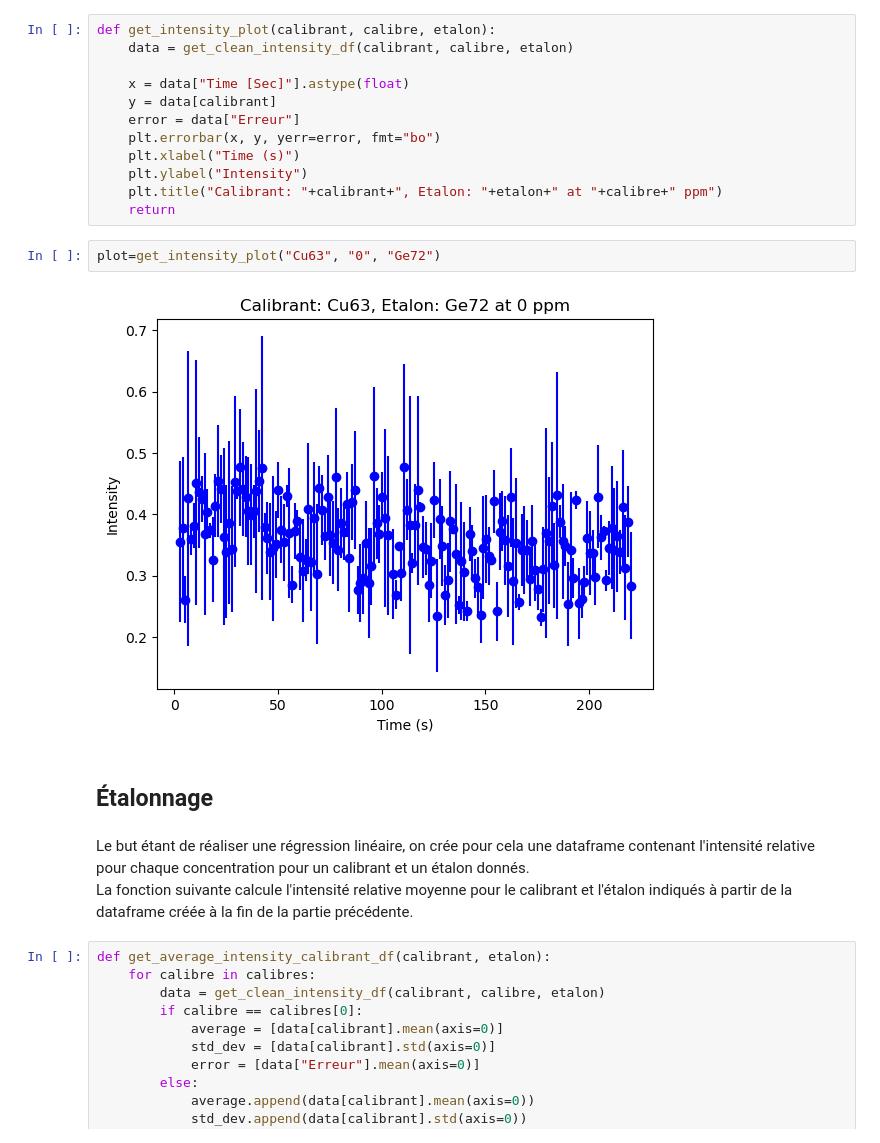
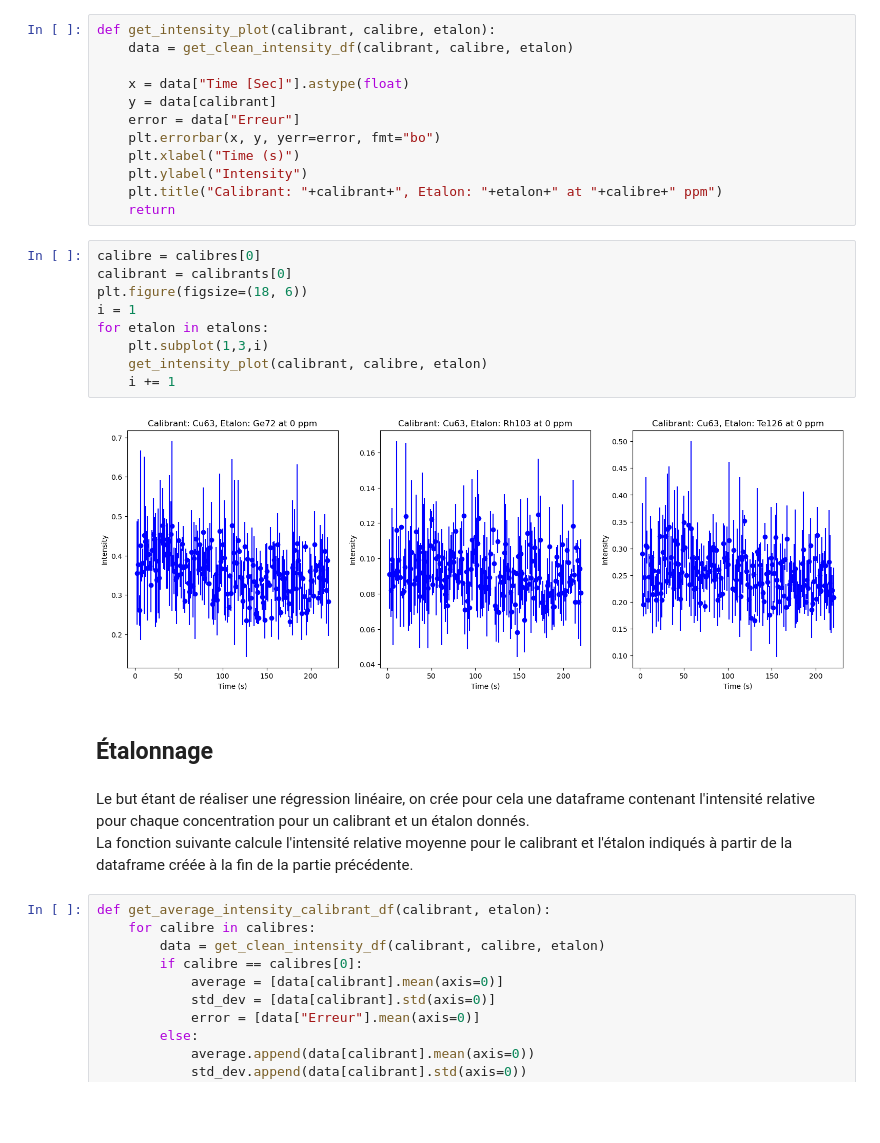
Before and after one commit to ABeague/Projet-Python-LA-ICPMS, a Jupyter notebook: Code Source.ipynb, the cells around one changed output. Saved outputs shown, nothing was run; the diff lists cells and outputs as text; blank space fills up the shorter version.

```diff
--- a/Code Source.ipynb
+++ b/Code Source.ipynb
@@ -175,14 +175,21 @@ def get_intensity_plot(calibrant, calibre, etalon):
     plt.title("Calibrant: "+calibrant+", Etalon: "+etalon+" at "+calibre+" ppm")
     return
 # %%
-plot=get_intensity_plot("Cu63", "0", "Ge72")
+calibre = calibres[0]
+calibrant = calibrants[0]
+plt.figure(figsize=(18, 6))
+i = 1
+for etalon in etalons:
+    plt.subplot(1,3,i)
+    get_intensity_plot(calibrant, calibre, etalon)
+    i += 1
 # %% [output]
-[figure, old version]
+[figure, new version]
-# %% [markdown]
-## Étalonnage
-# %% [markdown]
-Le but étant de réaliser une régression linéaire, on crée pour cela une dataframe contenant l'intensité relative pour chaque concentration pour un calibrant et un étalon donnés.<br>
-La fonction suivante calcule l'intensité relative moyenne pour le calibrant et l'étalon indiqués à partir de la dataframe créée à la fin de la partie précédente.
+# %% [markdown]
+## Étalonnage
+# %% [markdown]
+Le but étant de réaliser une régression linéaire, on crée pour cela une dataframe contenant l'intensité relative pour chaque concentration pour un calibrant et un étalon donnés.<br>
+La fonction suivante calcule l'intensité relative moyenne pour le calibrant et l'étalon indiqués à partir de la dataframe créée à la fin de la partie précédente.
 # %%
 def get_average_intensity_calibrant_df(calibrant, etalon):
     for calibre in calibres:
```
Also changed, not shown: parts of 30 cells of this notebook.
